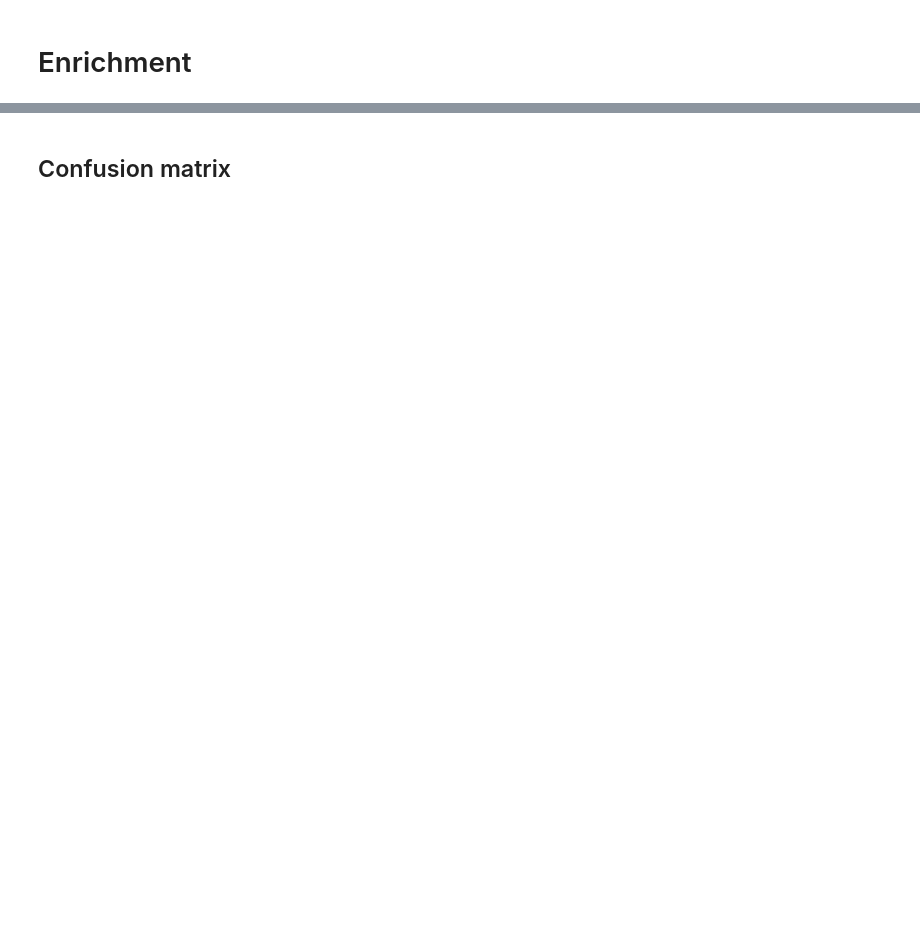
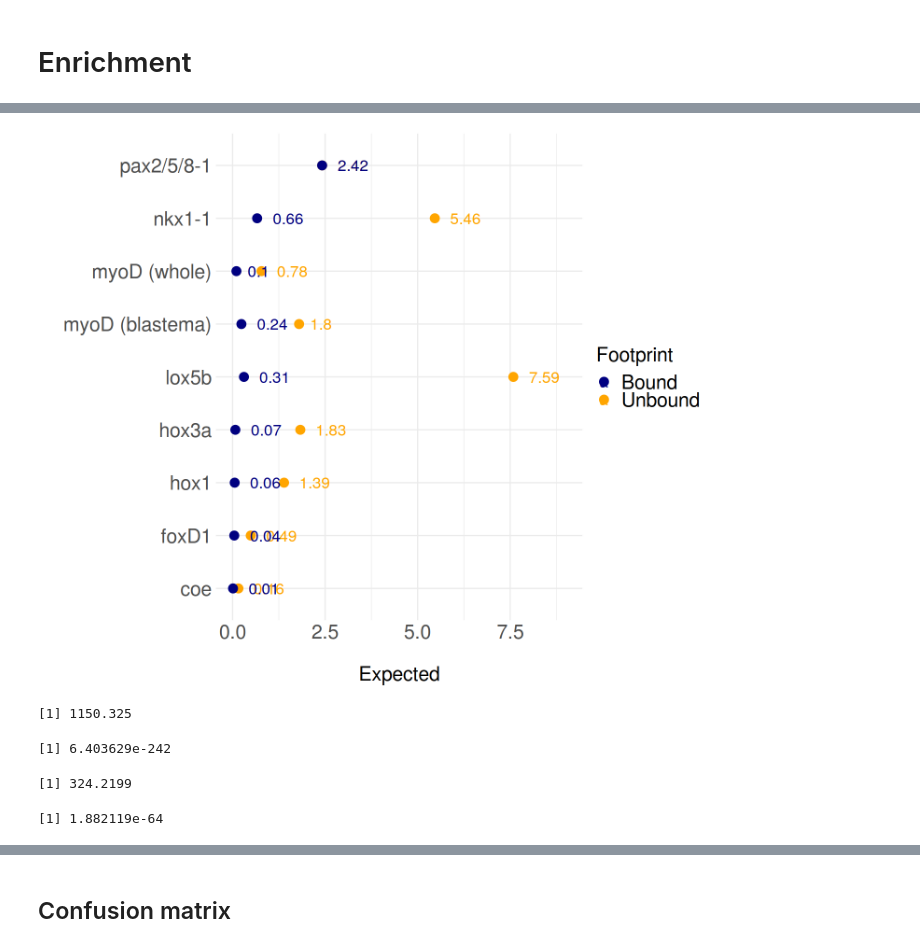
Before and after one commit to jakke-neiro/Oxplatys, a Jupyter notebook: notebooks/8-4-Enrichment-Analysis-R.ipynb, the cells around one changed output, grey strips where cells are left out. Drawn from its saved outputs; the diff is of its cells as text; code cells hidden in the pictures; blank space fills up the shorter version.

```diff
--- a/notebooks/8-4-Enrichment-Analysis-R.ipynb
+++ b/notebooks/8-4-Enrichment-Analysis-R.ipynb
@@ -210,3 +245,36 @@ ratio_final = data.frame("value" = c(ratio_summary$unbound, ratio_summary$bound)
+# %%
+library(ggplot2)
+options(repr.plot.width = 12, repr.plot.height = 10)
+p = ggplot(ratio_final, aes(x=exp, y=name, label=round(exp, digits = 2), col=type)) + geom_point(stat='identity', size=5)
+p = p + theme_minimal()
+p = p + theme(plot.title = element_text(hjust = 0.5), title=element_text(size=20), axis.text.y=element_text(size=25), axis.text.x=element_text(size=25), axis.title=element_text(size=25), legend.title=element_text(size=25), legend.text=element_text(size=25))
+p = p + xlim(0, 9) + geom_text(size=7, hjust=-0.5)
+p = p + xlab("\nExpected")+ylab("")
+#p = p + geom_vline(xintercept=1, col="red4", linetype="dashed")
+p = p + scale_colour_manual(name="Footprint", values=c("navyblue", "orange"), labels=c("Bound", "Unbound"), na.translate = FALSE)
+p
+# %% [output]
+[figure, added]
+# %%
+ratio_final_unbound = subset(ratio_final, ratio_final$type == "unbound")
+chi = sum(chi_fractions = (((ratio_final_unbound$obs - ratio_final_unbound$exp)^2)/ratio_final_unbound$exp))
+print(chi)
+# %% [output]
+[1] 1150.325
+# %%
+pchisq(chi, df=nrow(ratio_final_unbound), lower.tail = FALSE)
+# %% [output]
+[1] 6.403629e-242
+# %%
+ratio_final_bound = subset(ratio_final, ratio_final$type == "bound")
+chi = sum(chi_fractions = (((ratio_final_bound$obs - ratio_final_bound$exp)^2)/ratio_final_bound$exp))
+print(chi)
+# %% [output]
+[1] 324.2199
+# %%
+pchisq(chi, df=nrow(ratio_final_bound), lower.tail = FALSE)
+# %% [output]
+[1] 1.882119e-64
 # %%
 library(ggplot2)
 options(repr.plot.width = 12, repr.plot.height = 10)
```
Also changed, not shown: parts of 18 cells of this notebook, 9 other files.
